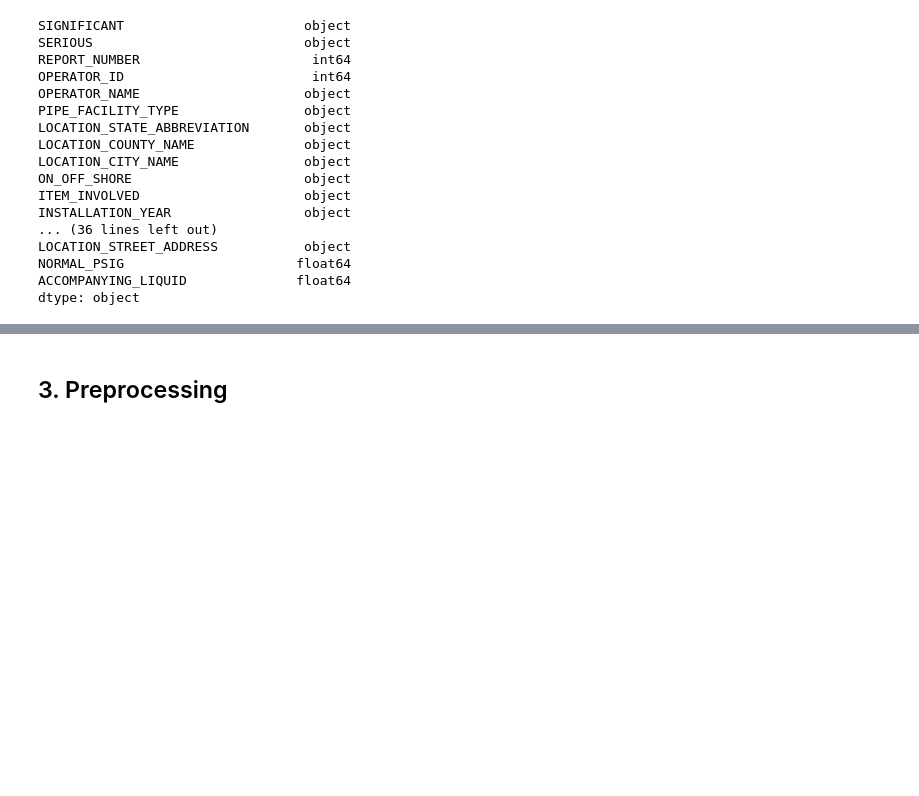
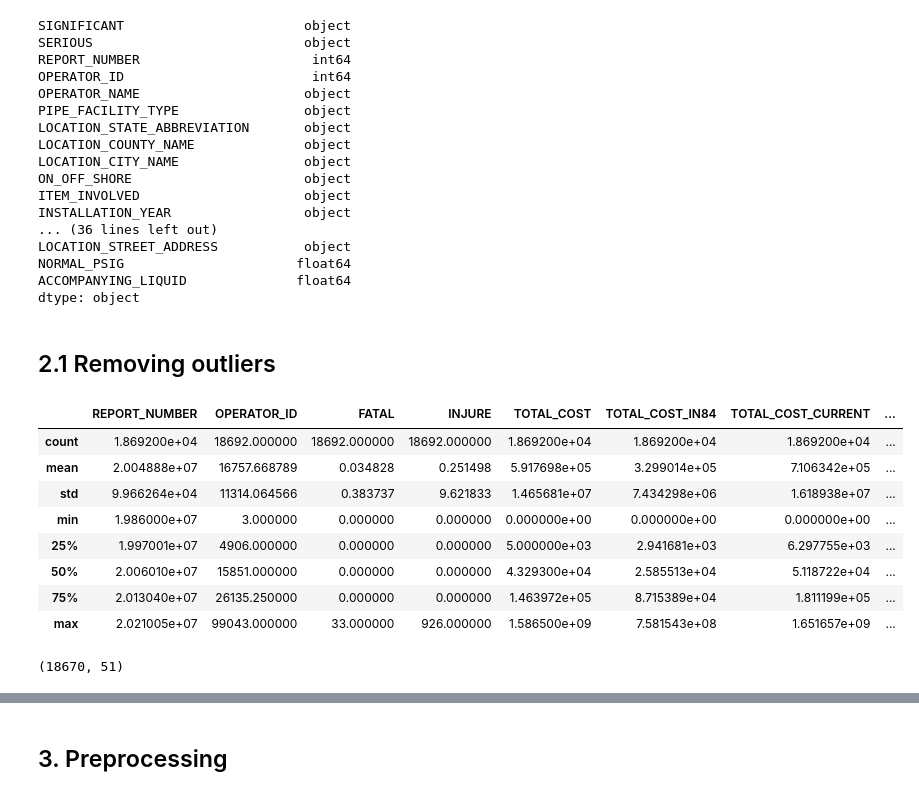
Before and after one commit to EloyGomez-bd/Ironhack_final_project, a Jupyter notebook: notebooks/data_modelling.ipynb, the cells around one changed output, grey strips where cells are left out. Drawn from its saved outputs; the diff is of its cells as text; code cells hidden in the pictures; blank space fills up the shorter version.

```diff
--- a/notebooks/data_modelling.ipynb
+++ b/notebooks/data_modelling.ipynb
@@ -62,3 +39,17 @@ LOCATION_STREET_ADDRESS           object
 NORMAL_PSIG                      float64
 ACCOMPANYING_LIQUID              float64
 dtype: object
+# %% [markdown]
+## 2.1 Removing outliers
+# %%
+incidents.describe()
+# %% [output]
+|  | REPORT_NUMBER | OPERATOR_ID | FATAL | INJURE | TOTAL_COST | TOTAL_COST_IN84 | TOTAL_COST_CURRENT | ... |
+| count | 1.869200e+04 | 18692.000000 | 18692.000000 | 18692.000000 | 1.869200e+04 | 1.869200e+04 | 1.869200e+04 | ... |
+| mean | 2.004888e+07 | 16757.668789 | 0.034828 | 0.251498 | 5.917698e+05 | 3.299014e+05 | 7.106342e+05 | ... |
+| std | 9.966264e+04 | 11314.064566 | 0.383737 | 9.621833 | 1.465681e+07 | 7.434298e+06 | 1.618938e+07 | ... |
+| min | 1.986000e+07 | 3.000000 | 0.000000 | 0.000000 | 0.000000e+00 | 0.000000e+00 | 0.000000e+00 | ... |
+| 25% | 1.997001e+07 | 4906.000000 | 0.000000 | 0.000000 | 5.000000e+03 | 2.941681e+03 | 6.297755e+03 | ... |
+| 50% | 2.006010e+07 | 15851.000000 | 0.000000 | 0.000000 | 4.329300e+04 | 2.585513e+04 | 5.118722e+04 | ... |
+| 75% | 2.013040e+07 | 26135.250000 | 0.000000 | 0.000000 | 1.463972e+05 | 8.715389e+04 | 1.811199e+05 | ... |
+| max | 2.021005e+07 | 99043.000000 | 33.000000 | 926.000000 | 1.586500e+09 | 7.581543e+08 | 1.651657e+09 | ... |
@@ -64,0 +59,5 @@ dtype: object
+# %%
+incidents = incidents[(np.abs(stats.zscore(incidents['TOTAL_COST_CURRENT'])) < 3)]
+incidents.shape
+# %% [output]
+(18670, 51)
```
Also changed, not shown: parts of 28 cells of this notebook.
